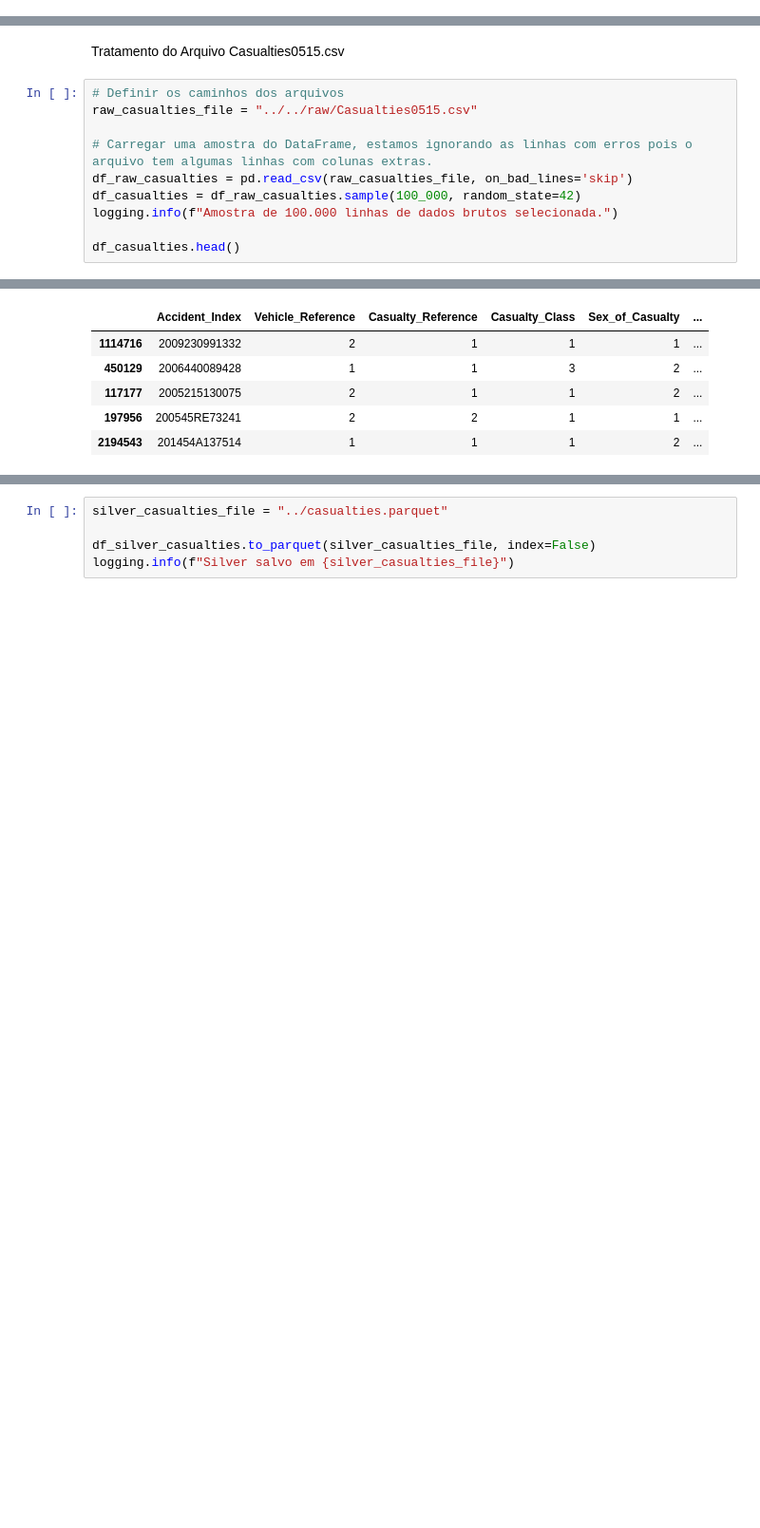
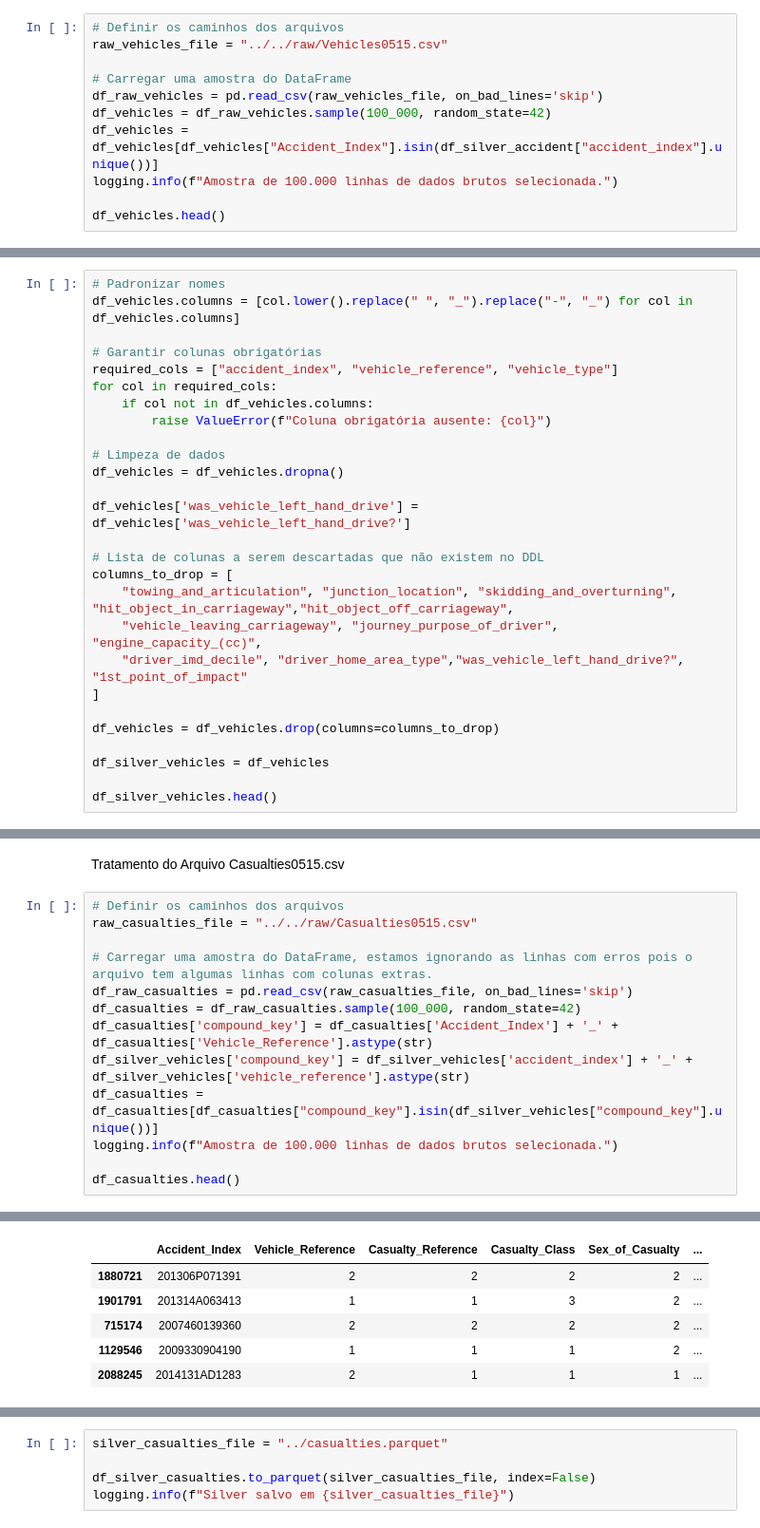
Before and after one commit to Data-Crash/dw-medallion, a Jupyter notebook: silver/etl/transform_panda.ipynb, the cells around one changed output, grey strips where cells are left out. Shown at 95% size. Saved outputs shown, nothing was run; the diff lists cells and outputs as text; blank space fills up the shorter version.

```diff
--- a/silver/etl/transform_panda.ipynb
+++ b/silver/etl/transform_panda.ipynb
@@ -87,3 +95,14 @@ df_silver_accident.to_parquet(silver_accident_file, index=False)
 logging.info(f"Silver salvo em {silver_accident_file}")
 # %% [output]
 INFO:Silver salvo em ../accidents.parquet
+# %%
+# Definir os caminhos dos arquivos
+raw_vehicles_file = "../../raw/Vehicles0515.csv"
+
+# Carregar uma amostra do DataFrame
+df_raw_vehicles = pd.read_csv(raw_vehicles_file, on_bad_lines='skip')
+df_vehicles = df_raw_vehicles.sample(100_000, random_state=42)
+df_vehicles = df_vehicles[df_vehicles["Accident_Index"].isin(df_silver_accident["accident_index"].unique())]
+logging.info(f"Amostra de 100.000 linhas de dados brutos selecionada.")
+
+df_vehicles.head()
@@ -89,0 +118,27 @@ INFO:Silver salvo em ../accidents.parquet
+# %%
+# Padronizar nomes
+df_vehicles.columns = [col.lower().replace(" ", "_").replace("-", "_") for col in df_vehicles.columns]
+
+# Garantir colunas obrigatórias
+required_cols = ["accident_index", "vehicle_reference", "vehicle_type"]
+for col in required_cols:
+    if col not in df_vehicles.columns:
+        raise ValueError(f"Coluna obrigatória ausente: {col}")
+
+# Limpeza de dados
+df_vehicles = df_vehicles.dropna()
+
+df_vehicles['was_vehicle_left_hand_drive'] = df_vehicles['was_vehicle_left_hand_drive?']
+
+# Lista de colunas a serem descartadas que não existem no DDL
+columns_to_drop = [
+    "towing_and_articulation", "junction_location", "skidding_and_overturning", "hit_object_in_carriageway","hit_object_off_carriageway",
+    "vehicle_leaving_carriageway", "journey_purpose_of_driver", "engine_capacity_(cc)",
+    "driver_imd_decile", "driver_home_area_type","was_vehicle_left_hand_drive?", "1st_point_of_impact"
+]
+
+df_vehicles = df_vehicles.drop(columns=columns_to_drop)
+
+df_silver_vehicles = df_vehicles
+
+df_silver_vehicles.head()
@@ -92,21 +161,24 @@ Tratamento do Arquivo Casualties0515.csv
 # %%
 # Definir os caminhos dos arquivos
 raw_casualties_file = "../../raw/Casualties0515.csv"
 
 # Carregar uma amostra do DataFrame, estamos ignorando as linhas com erros pois o arquivo tem algumas linhas com colunas extras.
 df_raw_casualties = pd.read_csv(raw_casualties_file, on_bad_lines='skip')
 df_casualties = df_raw_casualties.sample(100_000, random_state=42)
+df_casualties['compound_key'] = df_casualties['Accident_Index'] + '_' + df_casualties['Vehicle_Reference'].astype(str)
+df_silver_vehicles['compound_key'] = df_silver_vehicles['accident_index'] + '_' + df_silver_vehicles['vehicle_reference'].astype(str)
+df_casualties = df_casualties[df_casualties["compound_key"].isin(df_silver_vehicles["compound_key"].unique())]
 logging.info(f"Amostra de 100.000 linhas de dados brutos selecionada.")
 
 df_casualties.head()
 # %% [output]
 INFO:Amostra de 100.000 linhas de dados brutos selecionada.
 |  | Accident_Index | Vehicle_Reference | Casualty_Reference | Casualty_Class | Sex_of_Casualty | ... |
-| 1114716 | 2009230991332 | 2 | 1 | 1 | 1 | ... |
-| 450129 | 2006440089428 | 1 | 1 | 3 | 2 | ... |
-| 117177 | 2005215130075 | 2 | 1 | 1 | 2 | ... |
-| 197956 | 200545RE73241 | 2 | 2 | 1 | 1 | ... |
-| 2194543 | 201454A137514 | 1 | 1 | 1 | 2 | ... |
+| 1880721 | 201306P071391 | 2 | 2 | 2 | 2 | ... |
+| 1901791 | 201314A063413 | 1 | 1 | 3 | 2 | ... |
+| 715174 | 2007460139360 | 2 | 2 | 2 | 2 | ... |
+| 1129546 | 2009330904190 | 1 | 1 | 1 | 2 | ... |
+| 2088245 | 2014131AD1283 | 2 | 1 | 1 | 1 | ... |
 # %%
 # Padronizar nomes
 df_casualties.columns = [col.lower().replace(" ", "_").replace("-", "_") for col in df_casualties.columns]
```
Also changed, not shown: parts of 7 cells of this notebook, 1 other file.
